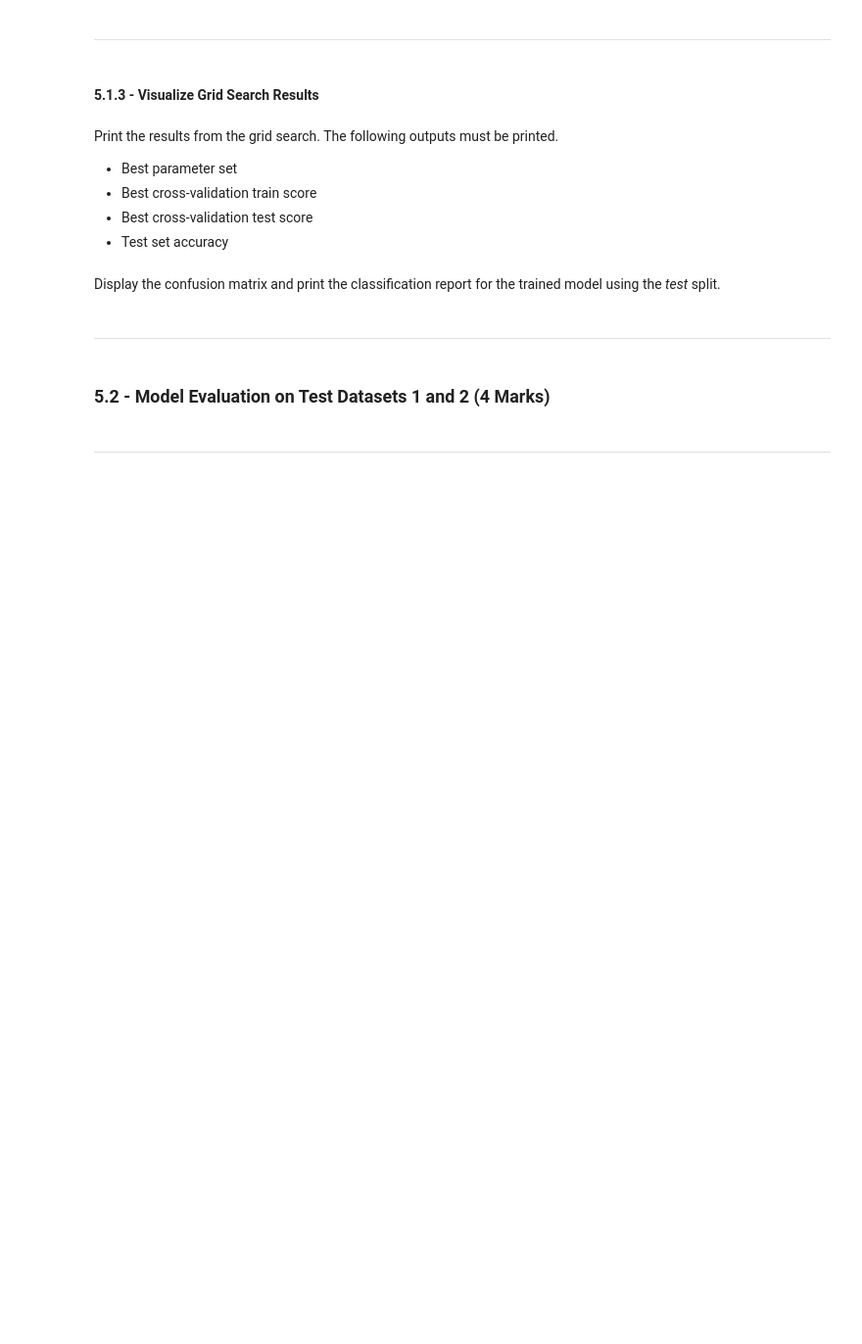
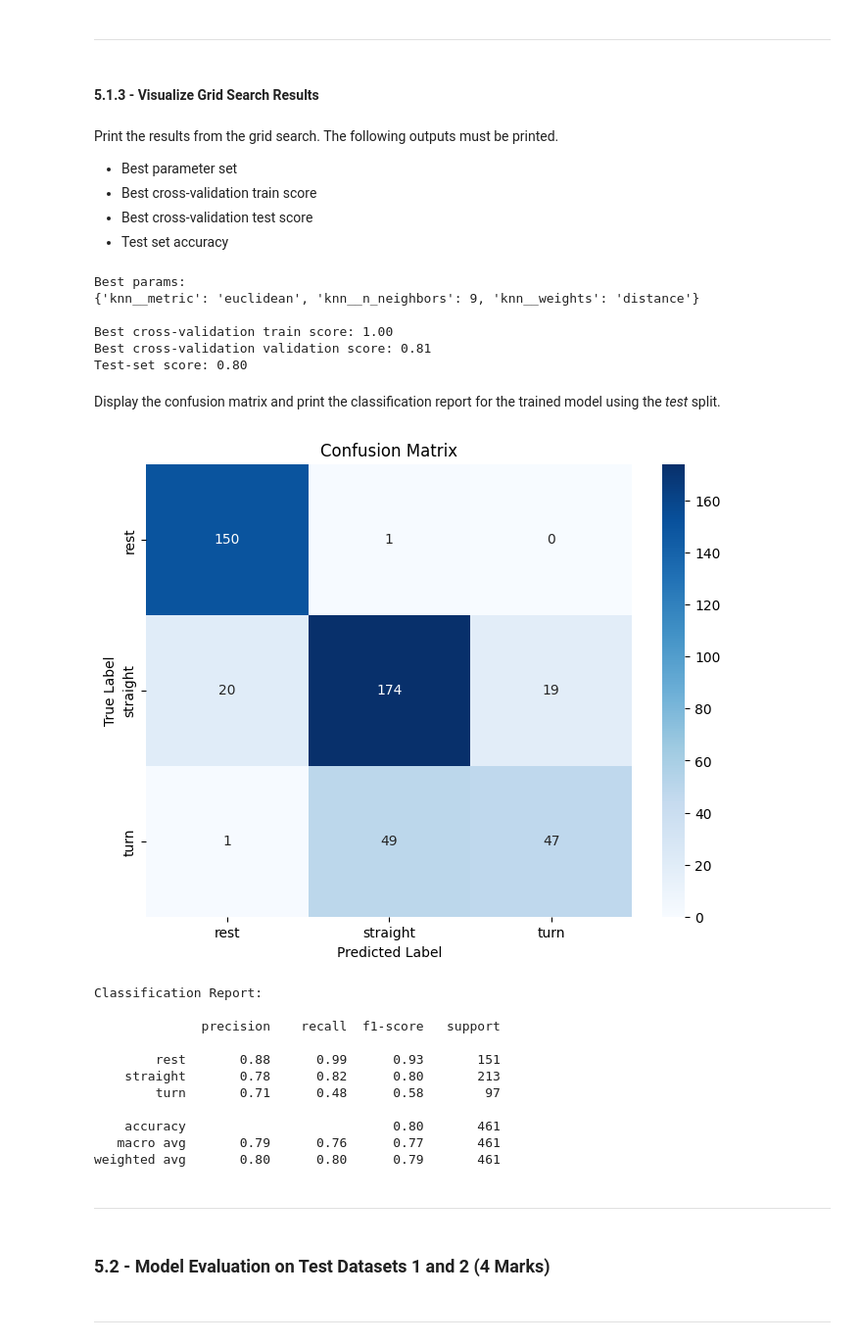
Before and after one commit to Kaushini1408/engg680_2024_fall, a Jupyter notebook: Lab_Assignment4/Assignment 4.ipynb, the cells around one changed output. Shown: that part at 98% size. Saved outputs shown, nothing was run; the diff lists cells and outputs as text; code cells hidden in the pictures; blank space fills up the shorter version.

```diff
--- a/Lab_Assignment4/Assignment 4.ipynb
+++ b/Lab_Assignment4/Assignment 4.ipynb
@@ -1017,3 +1022,4 @@ X.head(2)
 # %%
 # TODO - Load motion_state column (target vector) into y
-# y =
+y = cv_set['motion_state']
+y.head()
@@ -1034,4 +1068,9 @@ Similar to the steps from **1.2.2** and perform model training and tuning using
 # %%
 # TODO - Define the parameter grid for your model
 # (3 marks)
-# param_grid =
+param_grid = {
+    'knn__n_neighbors': [3, 5, 7, 9],
+    'knn__weights': ['uniform', 'distance'],
+    'knn__metric': ['euclidean', 'manhattan']
+}
+print(param_grid)
@@ -1038,4 +1079,7 @@ Similar to the steps from **1.2.2** and perform model training and tuning using
 # %%
 # TODO - Perform the grid search
-grid = GridSearchCV(pipe, param_grid, cv=5, scoring='accuracy', return_train_score=True)
+from sklearn.model_selection import GridSearchCV
+grid = GridSearchCV(pipe, param_grid, cv=5, scoring='accuracy', return_train_score=True, verbose=1, n_jobs=-1)
 grid.fit(X_train, y_train)
+print("Best Parameters:", grid.best_params_)
+print("Best Cross-Validation Accuracy: {:.2f}".format(grid.best_score_))
@@ -1051,10 +1099,22 @@ Print the results from the grid search. The following outputs must be printed.
 * Test set accuracy
 # %%
 # TODO: Print the results from the grid search
-
-#print("Best params:\n{}\n".format(???))
-#print("Best cross-validation train score: {:.2f}".format(???))
-#print("Best cross-validation validation score: {:.2f}".format(???))
-#print("Test-set score: {:.2f}".format(???)))
+print("Best params:\n{}\n".format(grid.best_params_))
+cv_results = grid.cv_results_
+best_index = grid.best_index_
+best_train_score = cv_results['mean_train_score'][best_index]
+print("Best cross-validation train score: {:.2f}".format(best_train_score))
+best_validation_score = grid.best_score_
+print("Best cross-validation validation score: {:.2f}".format(best_validation_score))
+best_model = grid.best_estimator_
+test_set_score = best_model.score(X_test, y_test)
+print("Test-set score: {:.2f}".format(test_set_score))
+# %% [output]
+Best params:
+{'knn__metric': 'euclidean', 'knn__n_neighbors': 9, 'knn__weights': 'distance'}
+
+Best cross-validation train score: 1.00
+Best cross-validation validation score: 0.81
+Test-set score: 0.80
 # %% [markdown]
 Display the confusion matrix and print the classification report for the trained model using the *test* split.
@@ -1063,3 +1121,31 @@ Display the confusion matrix and print the classification report for the trained
+# %%
+# TODO - Display confusion matrix and print classification report
+from sklearn.metrics import confusion_matrix, classification_report
+import matplotlib.pyplot as plt
+import seaborn as sns
+y_pred = best_model.predict(X_test)
+conf_matrix = confusion_matrix(y_test, y_pred)
+plt.figure(figsize=(8, 6))
+sns.heatmap(conf_matrix, annot=True, fmt='d', cmap='Blues', xticklabels=best_model.classes_, yticklabels=best_model.classes_)
+plt.title("Confusion Matrix")
+plt.xlabel("Predicted Label")
+plt.ylabel("True Label")
+plt.show()
+print("Classification Report:\n")
+print(classification_report(y_test, y_pred))
+# %% [output]
+[figure, added]
+Classification Report:
+
+              precision    recall  f1-score   support
+
+        rest       0.88      0.99      0.93       151
+    straight       0.78      0.82      0.80       213
+        turn       0.71      0.48      0.58        97
+
+    accuracy                           0.80       461
+   macro avg       0.79      0.76      0.77       461
+weighted avg       0.80      0.80      0.79       461
 # %% [markdown]
 ___
 # %% [markdown]
```
Also changed, not shown: parts of 21 cells of this notebook.
